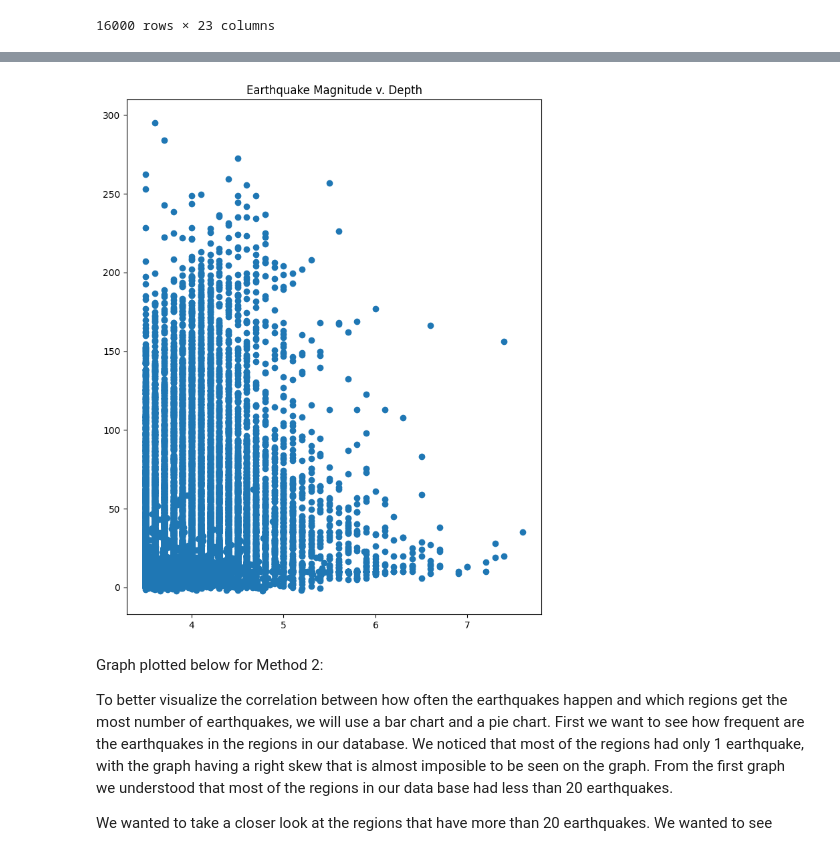
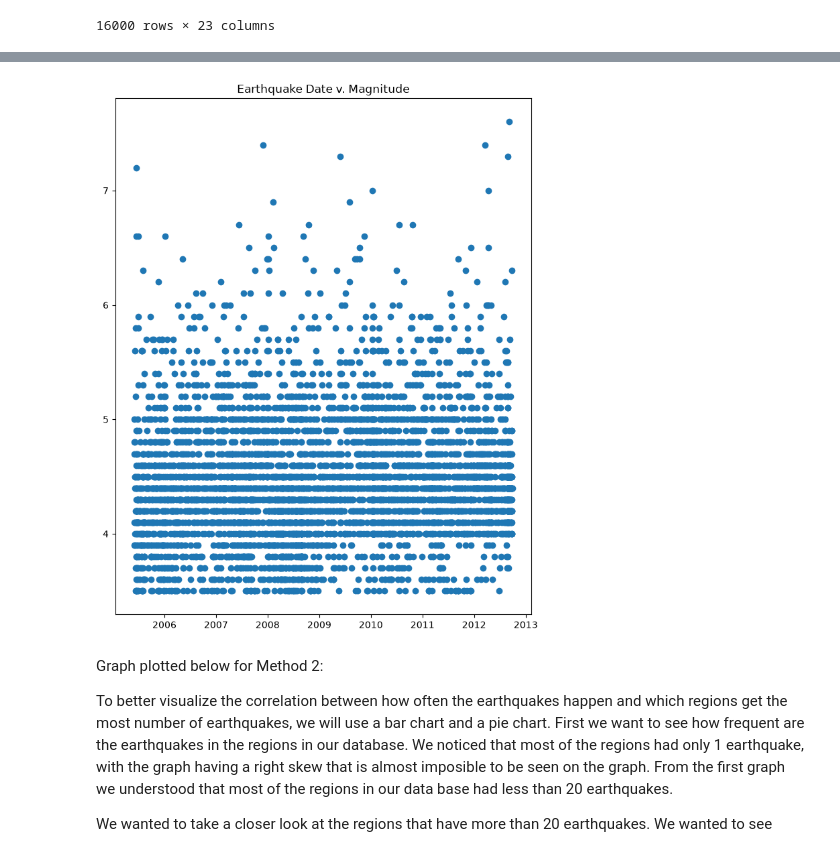
Before and after one commit to NatalieFig/cmsc320finalproj, a Jupyter notebook: CMSC320_Final_Project.ipynb, the cells around one changed output, grey strips where cells are left out. Drawn from its saved outputs; the diff is of its cells as text; code cells hidden in the pictures.

```diff
--- a/CMSC320_Final_Project.ipynb
+++ b/CMSC320_Final_Project.ipynb
@@ -98,14 +102,17 @@ Graph plotted below for Method 1: Based on magnitude and depth
 # %%
-#write code here to plot graph this is mag v depth
+#write code here to plot graph this is date v mag
 
 #but this looks like a lot, maybes we just plot frequency of mags,
 #or we narrow the range (groupby locationSource) for 'us' in locationSource before we plot
+
+test_df = earthquakes_df.groupby('locationSource')
+region = test_df.get_group('us')
 plt.figure(figsize=(8, 10))
-plt.scatter(earthquakes_df['mag'], earthquakes_df['depth'])
-plt.title("Earthquake Magnitude v. Depth")
+plt.scatter(region['date'], region['mag'])
+plt.title("Earthquake Date v. Magnitude")
 plt.show()
 # %% [output]
-[figure, old version]
+[figure, new version]
 # %% [markdown]
 Graph plotted below for Method 2:
 
```
Also changed, not shown: parts of 5 cells of this notebook.
